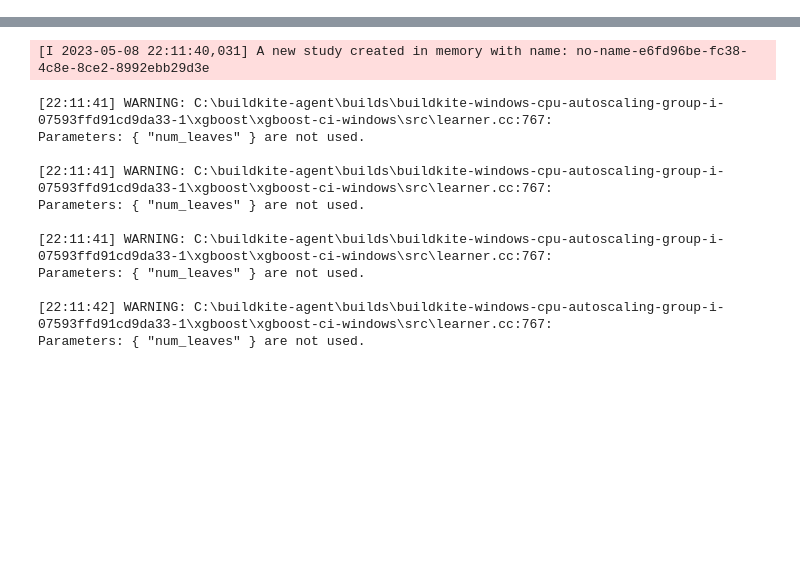
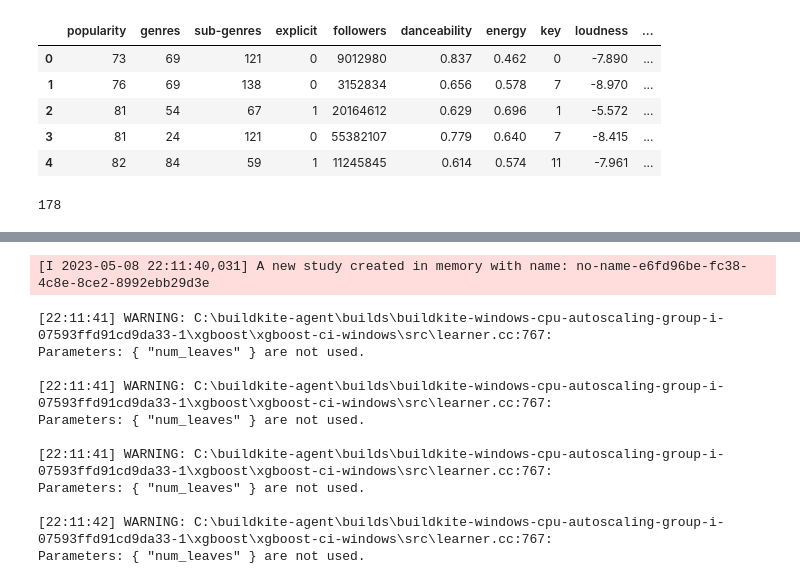
Before and after one commit to inouyewilliam/MLOps-Spotify-E2E-Project, a Jupyter notebook: Notebooks/Pipeline_train.ipynb, the cells around one changed output, grey strips where cells are left out. Drawn from its saved outputs; the diff is of its cells as text; code cells hidden in the pictures; blank space fills up the shorter version.

```diff
--- a/Notebooks/Pipeline_train.ipynb
+++ b/Notebooks/Pipeline_train.ipynb
@@ -28,3 +22,19 @@ train = pd.read_csv("C:/Users/willi/Python/Spotify_Project/Data/preprocess_data.
+# %%
+#Import Preprocess data
+train = pd.read_csv("C:/Users/willi/Python/Spotify_Project/Data/final_data.csv")
+# %%
+train.head()
+# %% [output]
+|  | popularity | genres | sub-genres | explicit | followers | danceability | energy | key | loudness | ... |
+| 0 | 73 | 69 | 121 | 0 | 9012980 | 0.837 | 0.462 | 0 | -7.890 | ... |
+| 1 | 76 | 69 | 138 | 0 | 3152834 | 0.656 | 0.578 | 7 | -8.970 | ... |
+| 2 | 81 | 54 | 67 | 1 | 20164612 | 0.629 | 0.696 | 1 | -5.572 | ... |
+| 3 | 81 | 24 | 121 | 0 | 55382107 | 0.779 | 0.640 | 7 | -8.415 | ... |
+| 4 | 82 | 84 | 59 | 1 | 11245845 | 0.614 | 0.574 | 11 | -7.961 | ... |
+# %%
+print(train['sub-genres'].max())
+# %% [output]
+178
 # %%
 X = train.drop("mood", axis=1)
 y = train["mood"]
```
Also changed, not shown: parts of 7 cells of this notebook, 4 other files.
